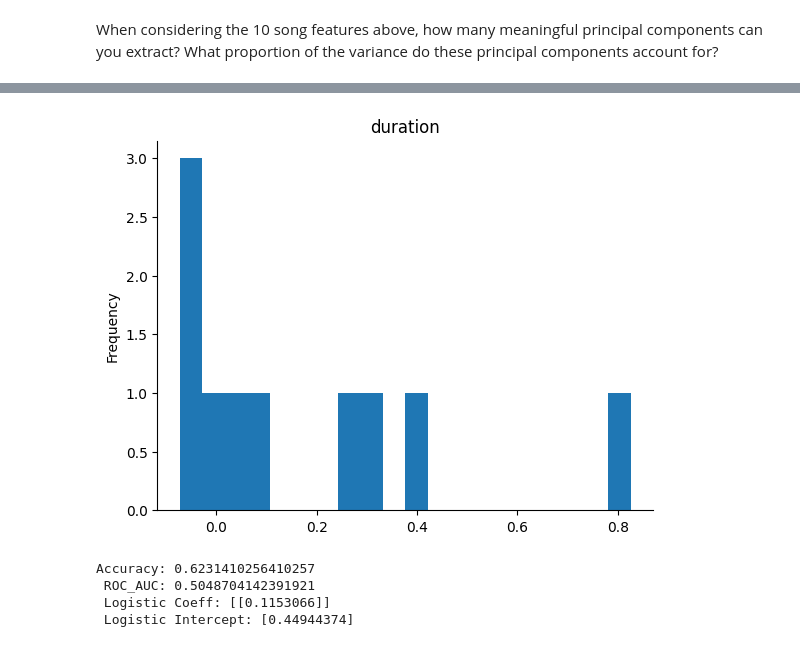
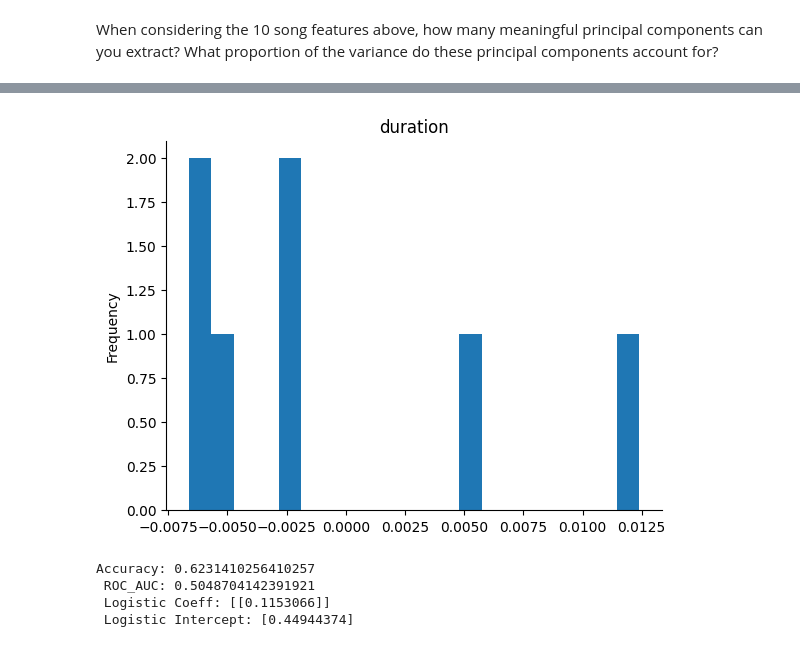
Before and after one commit to katie0carlson/PODS_Capstone, a Jupyter notebook: Project_PODS_Capstone.ipynb, the cells around one changed output, grey strips where cells are left out. Drawn from its saved outputs; the diff is of its cells as text; code cells hidden in the pictures.

```diff
--- a/Project_PODS_Capstone.ipynb
+++ b/Project_PODS_Capstone.ipynb
@@ -231,13 +231,13 @@ plt.show();
 # %% [markdown]
 When considering the 10 song features above, how many meaningful principal components can you extract? What proportion of the variance do these principal components account for?
 # %%
-from sklearn.preprocessing import StandardScaler
+from sklearn.preprocessing import MinMaxScaler
 from sklearn.decomposition import PCA
 
-scaler = StandardScaler()
+scaler = MinMaxScaler()
 X_scaled = scaler.fit_transform(clean_data[features])
 
-pca = PCA(n_components=len(features))
+pca = PCA(n_components= 0.95)
 pca.fit(X_scaled)
 
 #Explained variance ratio for each principal component
@@ -255,7 +255,7 @@ explained_variance_ratio, cumulative_variance_ratio
 component = pca.components_
 
 #Make df to interpret
-component_df = pd.DataFrame(component, columns=features, index=[f"Component {i+1}" for i in range(len(features))])
+component_df = pd.DataFrame(component, columns=features, index=[f"Component {i+1}" for i in range(7)])
 component_df
 # %% [output]
 |  | duration | danceability | energy | loudness | speechiness | acousticness | instrumentalness | liveness | ... |
@@ -272,11 +269,11 @@ component_df
 # %%
 # @title duration
 
 from matplotlib import pyplot as plt
-components_df['duration'].plot(kind='hist', bins=20, title='duration')
+component_df['duration'].plot(kind='hist', bins=20, title='duration')
 plt.gca().spines[['top', 'right',]].set_visible(False)
 # %% [output]
-[figure, old version]
+[figure, new version]
 # %%
 from sklearn.linear_model import LogisticRegression
 from sklearn.metrics import accuracy_score, roc_auc_score
```
Also changed, not shown: parts of 3 cells of this notebook.
